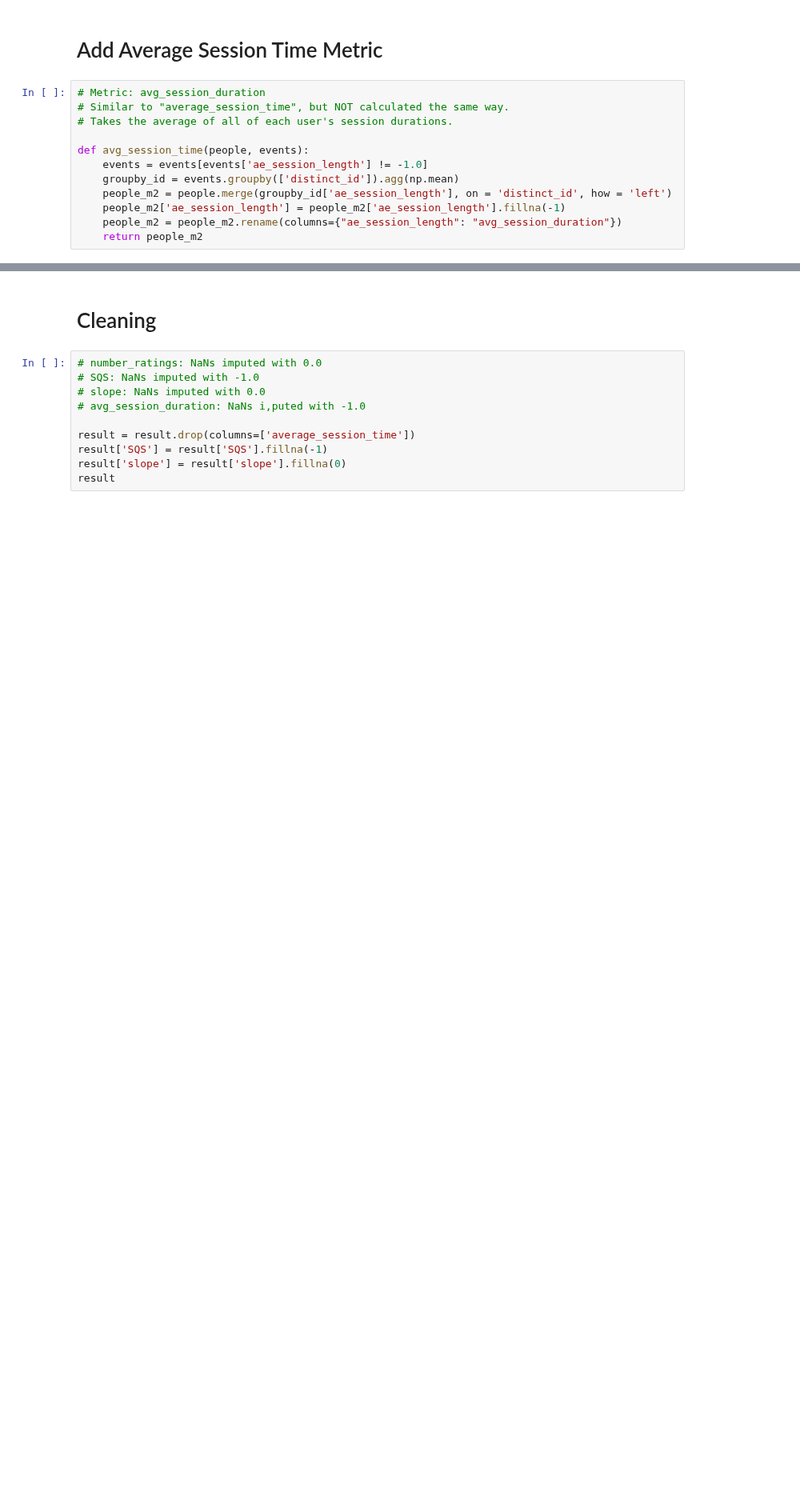
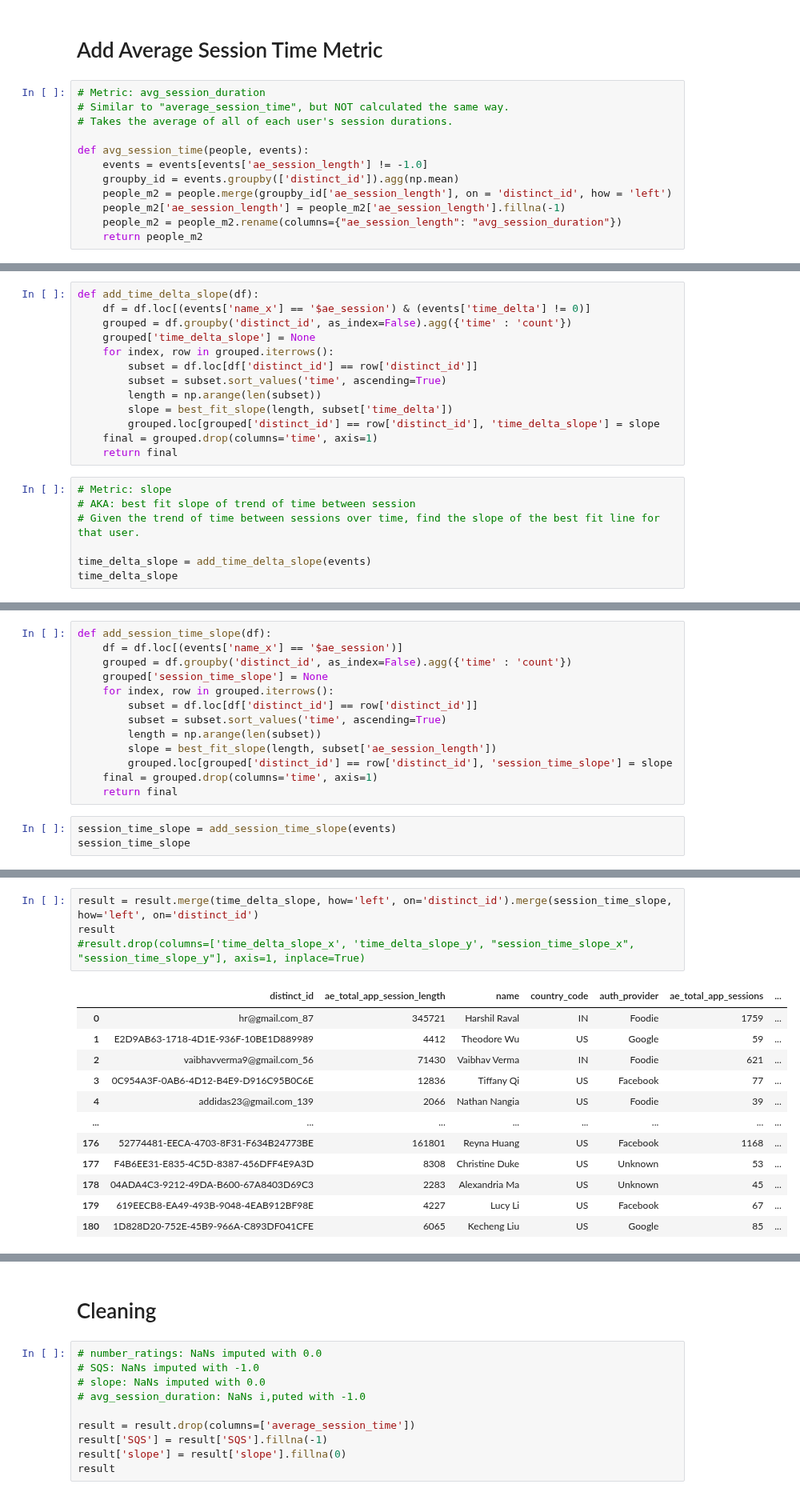
Before and after one commit to prkrishnan1/Simmer_DSS_SP20_Project_1, a Jupyter notebook: Churn_Metrics.ipynb, the cells around one changed output, grey strips where cells are left out. Shown at 80% size. Saved outputs shown, nothing was run; the diff lists cells and outputs as text; blank space fills up the shorter version.

Commit message:
added 4 metrics

```diff
--- a/Churn_Metrics.ipynb
+++ b/Churn_Metrics.ipynb
@@ -351,0 +264,20 @@ result
+# %%
+def add_time_delta_slope(df):
+    df = df.loc[(events['name_x'] == '$ae_session') & (events['time_delta'] != 0)]
+    grouped = df.groupby('distinct_id', as_index=False).agg({'time' : 'count'})
+    grouped['time_delta_slope'] = None
+    for index, row in grouped.iterrows():
+        subset = df.loc[df['distinct_id'] == row['distinct_id']]
+        subset = subset.sort_values('time', ascending=True)
+        length = np.arange(len(subset))
+        slope = best_fit_slope(length, subset['time_delta'])
+        grouped.loc[grouped['distinct_id'] == row['distinct_id'], 'time_delta_slope'] = slope
+    final = grouped.drop(columns='time', axis=1)
+    return final
+# %%
+# Metric: slope
+# AKA: best fit slope of trend of time between session
+# Given the trend of time between sessions over time, find the slope of the best fit line for that user.
+
+time_delta_slope = add_time_delta_slope(events)
+time_delta_slope
@@ -351,0 +298,16 @@ result
+# %%
+def add_session_time_slope(df):
+    df = df.loc[(events['name_x'] == '$ae_session')]
+    grouped = df.groupby('distinct_id', as_index=False).agg({'time' : 'count'})
+    grouped['session_time_slope'] = None
+    for index, row in grouped.iterrows():
+        subset = df.loc[df['distinct_id'] == row['distinct_id']]
+        subset = subset.sort_values('time', ascending=True)
+        length = np.arange(len(subset))
+        slope = best_fit_slope(length, subset['ae_session_length'])
+        grouped.loc[grouped['distinct_id'] == row['distinct_id'], 'session_time_slope'] = slope
+    final = grouped.drop(columns='time', axis=1)
+    return final
+# %%
+session_time_slope = add_session_time_slope(events)
+session_time_slope
@@ -351,0 +328,17 @@ result
+# %%
+result = result.merge(time_delta_slope, how='left', on='distinct_id').merge(session_time_slope, how='left', on='distinct_id')
+result
+#result.drop(columns=['time_delta_slope_x', 'time_delta_slope_y', "session_time_slope_x", "session_time_slope_y"], axis=1, inplace=True)
+# %% [output]
+|  | distinct_id | ae_total_app_session_length | name | country_code | auth_provider | ae_total_app_sessions | ... |
+| 0 | hr@gmail.com_87 | 345721 | Harshil Raval | IN | Foodie | 1759 | ... |
+| 1 | E2D9AB63-1718-4D1E-936F-10BE1D889989 | 4412 | Theodore Wu | US | Google | 59 | ... |
+| 2 | vaibhavverma9@gmail.com_56 | 71430 | Vaibhav Verma | IN | Foodie | 621 | ... |
+| 3 | 0C954A3F-0AB6-4D12-B4E9-D916C95B0C6E | 12836 | Tiffany Qi | US | Facebook | 77 | ... |
+| 4 | addidas23@gmail.com_139 | 2066 | Nathan Nangia | US | Foodie | 39 | ... |
+| ... | ... | ... | ... | ... | ... | ... | ... |
+| 176 | 52774481-EECA-4703-8F31-F634B24773BE | 161801 | Reyna Huang | US | Facebook | 1168 | ... |
+| 177 | F4B6EE31-E835-4C5D-8387-456DFF4E9A3D | 8308 | Christine Duke | US | Unknown | 53 | ... |
+| 178 | 04ADA4C3-9212-49DA-B600-67A8403D69C3 | 2283 | Alexandria Ma | US | Unknown | 45 | ... |
+| 179 | 619EECB8-EA49-493B-9048-4EAB912BF98E | 4227 | Lucy Li | US | Facebook | 67 | ... |
+| 180 | 1D828D20-752E-45B9-966A-C893DF041CFE | 6065 | Kecheng Liu | US | Google | 85 | ... |
```
Also changed, not shown: parts of 24 cells of this notebook.
